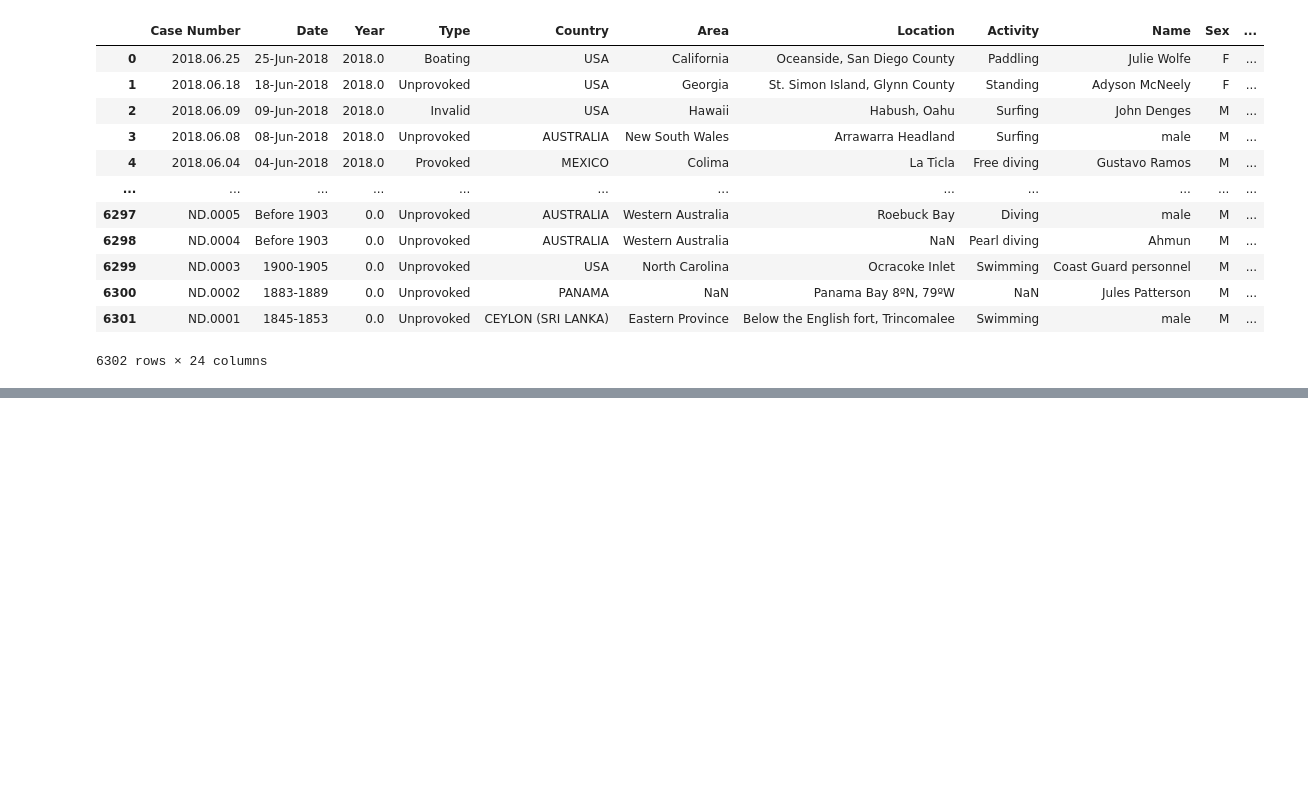
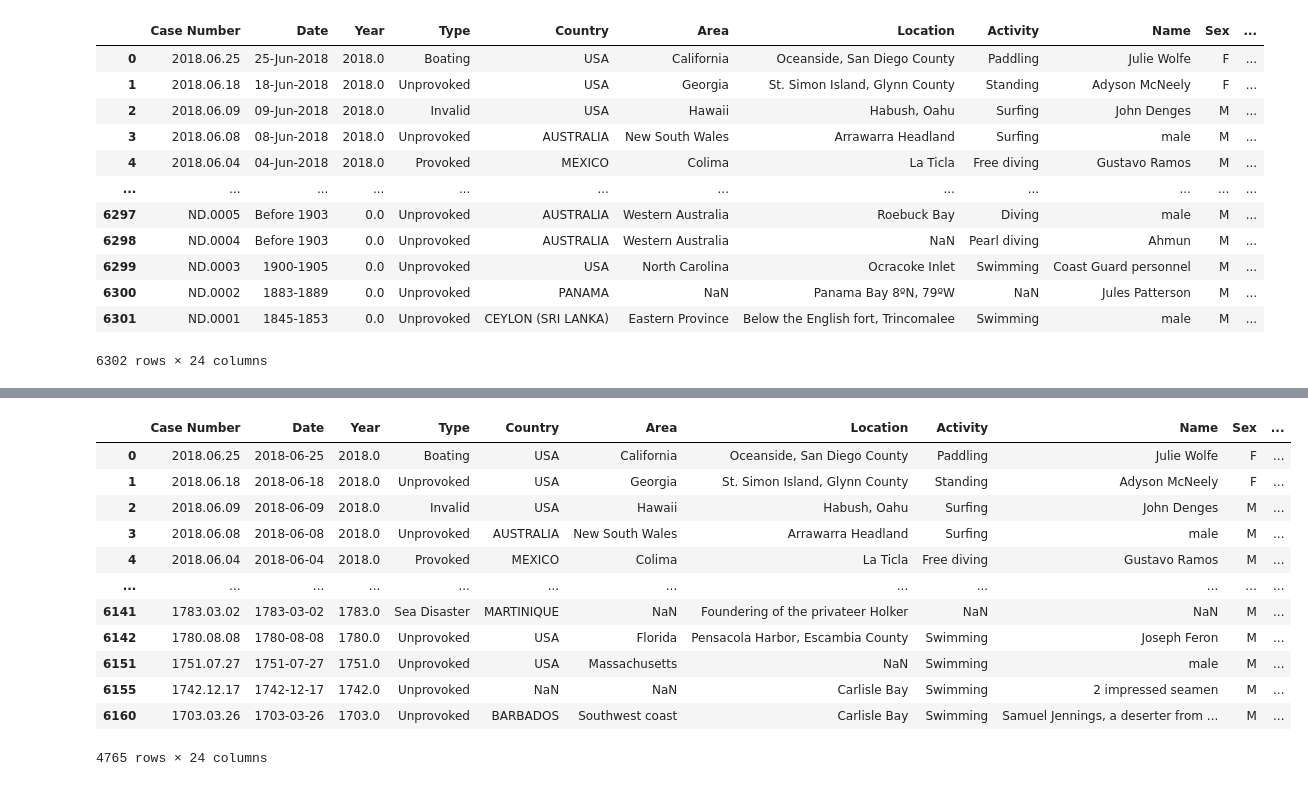
Before and after one commit to NGCOS46/data-cleaning-pandas, a Jupyter notebook: analysis.ipynb, the cells around one changed output, grey strips where cells are left out. Saved outputs shown, nothing was run; the diff lists cells and outputs as text; code cells hidden in the pictures; blank space fills up the shorter version.

Commit message:
estudio de nulos

```diff
--- a/analysis.ipynb
+++ b/analysis.ipynb
@@ -127,0 +146,27 @@ data_sin_nulos
+# %%
+# ahora filtrare en un periodo de los ultimos 5 años como caso de estudio
+# pero como hay filas que no tienen el formato  format='%d-%b-%Y', eliminare las filas de todas las
+# columnas que no que no cumplan con los requisitos
+
+#pasaremos esos valores al formato fecha, segun %d-%b-%Y', y los valores que no cumplan con estos requisitos
+## errors='coerce' que servira para reemplazar el valor a NaT o nulo
+data_sin_nulos['Date'] = pd.to_datetime(data_sin_nulos['Date'], format='%d-%b-%Y', errors='coerce')
+
+# aquellos n
+data_sin_nulos.dropna(subset=['Date'], inplace=True)
+# %%
+data_sin_nulos
+# %% [output]
+|  | Case Number | Date | Year | Type | Country | Area | Location | Activity | Name | Sex | ... |
+| 0 | 2018.06.25 | 2018-06-25 | 2018.0 | Boating | USA | California | Oceanside, San Diego County | Paddling | Julie Wolfe | F | ... |
+| 1 | 2018.06.18 | 2018-06-18 | 2018.0 | Unprovoked | USA | Georgia | St. Simon Island, Glynn County | Standing | Adyson McNeely | F | ... |
+| 2 | 2018.06.09 | 2018-06-09 | 2018.0 | Invalid | USA | Hawaii | Habush, Oahu | Surfing | John Denges | M | ... |
+| 3 | 2018.06.08 | 2018-06-08 | 2018.0 | Unprovoked | AUSTRALIA | New South Wales | Arrawarra Headland | Surfing | male | M | ... |
+| 4 | 2018.06.04 | 2018-06-04 | 2018.0 | Provoked | MEXICO | Colima | La Ticla | Free diving | Gustavo Ramos | M | ... |
+| ... | ... | ... | ... | ... | ... | ... | ... | ... | ... | ... | ... |
+| 6141 | 1783.03.02 | 1783-03-02 | 1783.0 | Sea Disaster | MARTINIQUE | NaN | Foundering of the privateer Holker | NaN | NaN | M | ... |
+| 6142 | 1780.08.08 | 1780-08-08 | 1780.0 | Unprovoked | USA | Florida | Pensacola Harbor, Escambia County | Swimming | Joseph Feron | M | ... |
+| 6151 | 1751.07.27 | 1751-07-27 | 1751.0 | Unprovoked | USA | Massachusetts | NaN | Swimming | male | M | ... |
+| 6155 | 1742.12.17 | 1742-12-17 | 1742.0 | Unprovoked | NaN | NaN | Carlisle Bay | Swimming | 2 impressed seamen | M | ... |
+| 6160 | 1703.03.26 | 1703-03-26 | 1703.0 | Unprovoked | BARBADOS | Southwest coast | Carlisle Bay | Swimming | Samuel Jennings, a deserter from ... | M | ... |
+4765 rows × 24 columns
```
Also changed, not shown: parts of 16 cells of this notebook.
